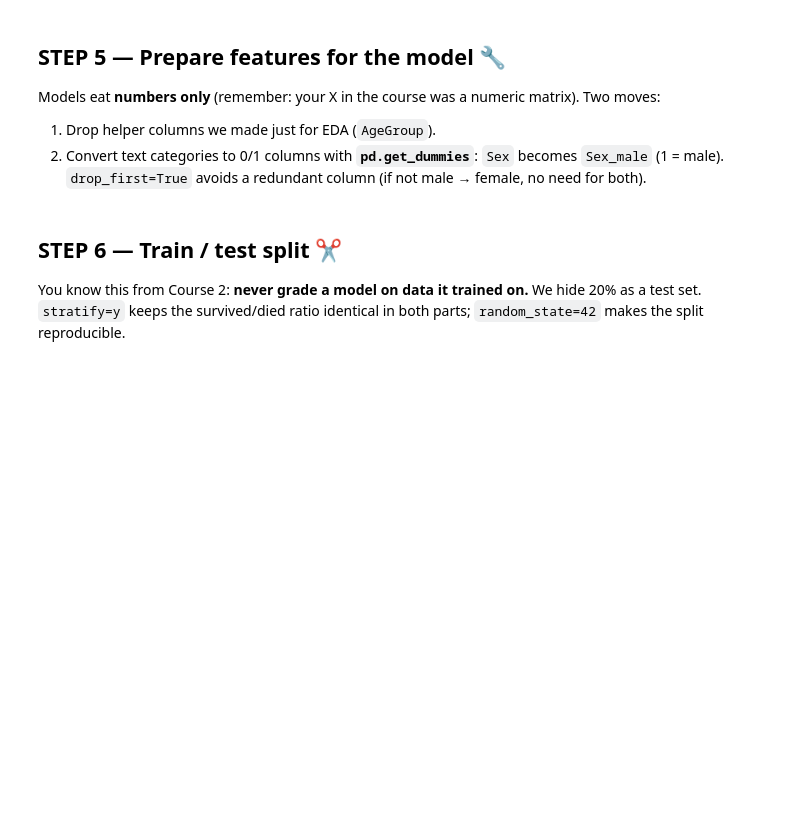
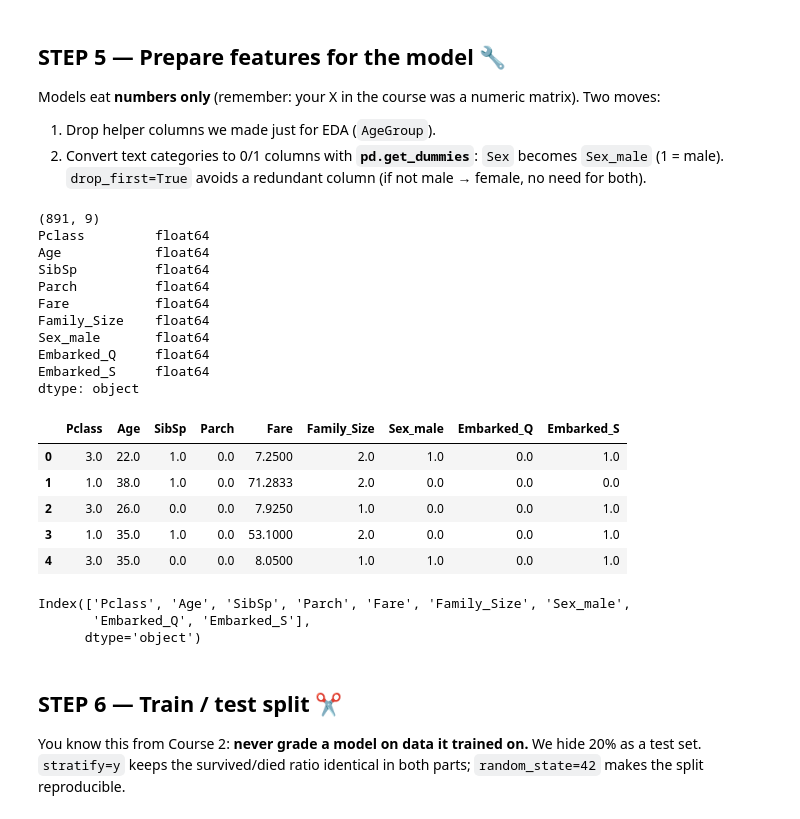
Before and after one commit to omdaelsfa7/CAE-Intern, a Jupyter notebook: lab2_titanic_pipeline.ipynb, the cells around one changed output. Drawn from its saved outputs; the diff is of its cells as text; code cells hidden in the pictures; blank space fills up the shorter version.

```diff
--- a/lab2_titanic_pipeline.ipynb
+++ b/lab2_titanic_pipeline.ipynb
@@ -175,13 +330,40 @@ X = pd.get_dummies(
 y = df["Survived"]
 # %%
 # 👉 TODO 9 — Sanity check: print X.shape and X.dtypes. Everything numeric?
-...
+print(X.shape)
+print(X.dtypes)
+X.head()
+# %% [output]
+(891, 9)
+Pclass         float64
+Age            float64
+SibSp          float64
+Parch          float64
+Fare           float64
+Family_Size    float64
+Sex_male       float64
+Embarked_Q     float64
+Embarked_S     float64
+dtype: object
+|  | Pclass | Age | SibSp | Parch | Fare | Family_Size | Sex_male | Embarked_Q | Embarked_S |
+| 0 | 3.0 | 22.0 | 1.0 | 0.0 | 7.2500 | 2.0 | 1.0 | 0.0 | 1.0 |
+| 1 | 1.0 | 38.0 | 1.0 | 0.0 | 71.2833 | 2.0 | 0.0 | 0.0 | 0.0 |
+| 2 | 3.0 | 26.0 | 0.0 | 0.0 | 7.9250 | 1.0 | 0.0 | 0.0 | 1.0 |
+| 3 | 1.0 | 35.0 | 1.0 | 0.0 | 53.1000 | 2.0 | 0.0 | 0.0 | 1.0 |
+| 4 | 3.0 | 35.0 | 0.0 | 0.0 | 8.0500 | 1.0 | 1.0 | 0.0 | 1.0 |
 # %%
 # 👉 TODO 9b — In comments:
 # a) What would LogisticRegression do with the raw text value "male"? Why does it need dummies?
 # b) Run get_dummies again with drop_first=False and print the columns.
 #    Name one pair of columns that is redundant, and explain the redundancy in one line.
-...
+
+# a) it wouldnt run it will rise error
+X.columns
+# a column which is extra not needed
+# %% [output]
+Index(['Pclass', 'Age', 'SibSp', 'Parch', 'Fare', 'Family_Size', 'Sex_male',
+       'Embarked_Q', 'Embarked_S'],
+      dtype='object')
 # %% [markdown]
 ## STEP 6 — Train / test split ✂️
 You know this from Course 2: **never grade a model on data it trained on.** We hide 20% as a test set. `stratify=y` keeps the survived/died ratio identical in both parts; `random_state=42` makes the split reproducible.
```
Also changed, not shown: parts of 44 cells of this notebook.
